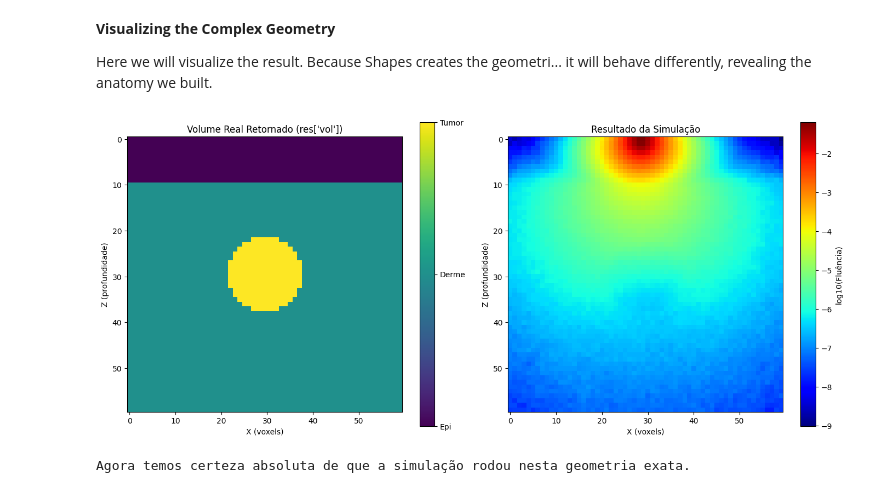
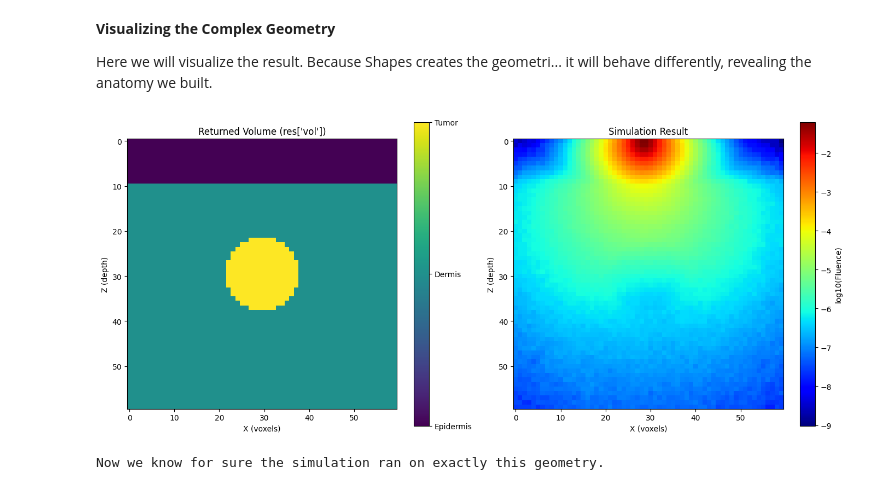
Before and after one commit to therezacury/MonteCarloBioTissues-Tutorials, a Jupyter notebook: mcx_en.ipynb, the cells around one changed output. Cells and saved outputs as stored; diff of their text form; code cells hidden in the pictures.

```diff
--- a/mcx_en.ipynb
+++ b/mcx_en.ipynb
@@ -467,33 +467,33 @@ real_gpu_vol = res_gpu['vol']
 # Access the fluence result
 real_fluence = res_gpu['flux']
 
 # Prepare plots (Slice Y=30)
 slice_idx = 30
 img_vol_gpu = real_gpu_vol[:, slice_idx, :].T
 img_flu_gpu = np.log10(np.sum(real_fluence, axis=3)[:, slice_idx, :] + 1e-15).T
 
 # Plotting
 fig, axes = plt.subplots(1, 2, figsize=(14, 6))
 
 # Plot 1: Volume returned by the GPU (ground truth)
 im1 = axes[0].imshow(img_vol_gpu, origin='upper')
 axes[0].set_title("Returned Volume (res['vol'])")
 axes[0].set_xlabel('X (voxels)')
 axes[0].set_ylabel('Z (depth)')
 cbar1 = fig.colorbar(im1, ax=axes[0], ticks=[0, 1, 2, 3])
-cbar1.ax.set_yticklabels(['Air', 'Epi', 'Dermis', 'Tumor'])
+cbar1.ax.set_yticklabels(['Air', 'Epidermis', 'Dermis', 'Tumor'])
 
 # Plot 2: Fluence
 im2 = axes[1].imshow(img_flu_gpu, cmap='jet', origin='upper')
 axes[1].set_title('Simulation Result')
 axes[1].set_xlabel('X (voxels)')
 axes[1].set_ylabel('Z (depth)')
 fig.colorbar(im2, ax=axes[1], label='log10(Fluence)')
 
 plt.tight_layout()
 plt.show()
 
 print("Now we know for sure the simulation ran on exactly this geometry.")
 # %% [output]
-[figure, old version]
+[figure, new version]
-Agora temos certeza absoluta de que a simulação rodou nesta geometria exata.
+Now we know for sure the simulation ran on exactly this geometry.
```
Also changed, not shown: parts of 8 cells of this notebook, 1 other file.
